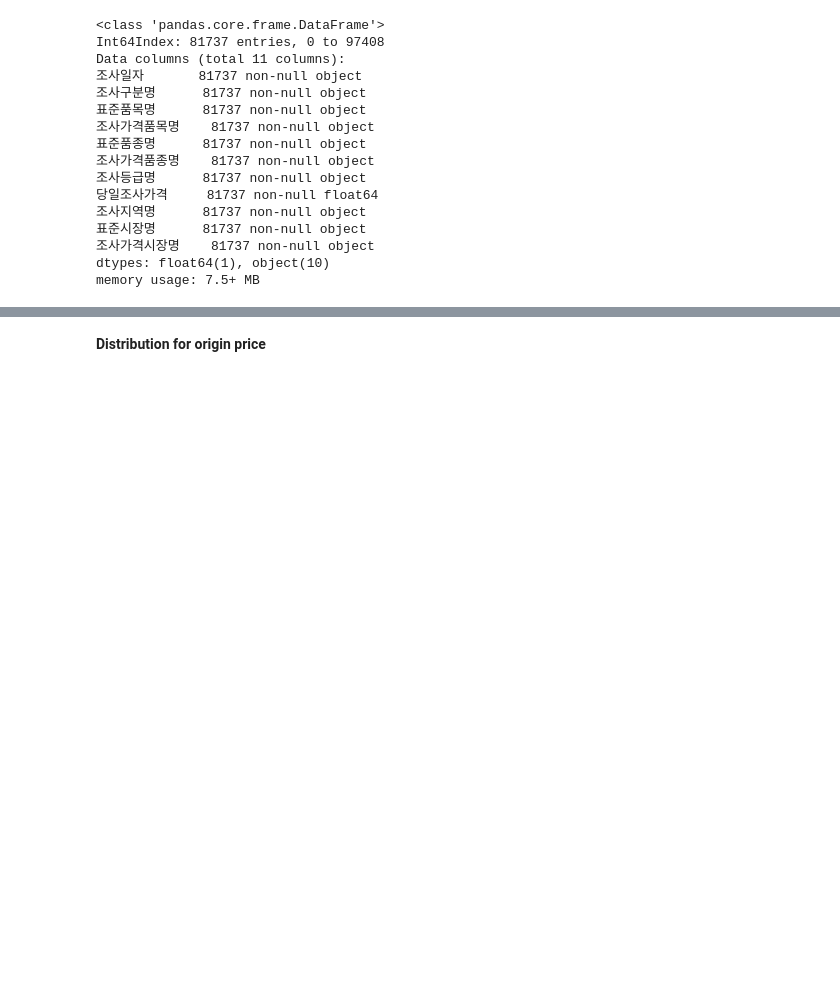
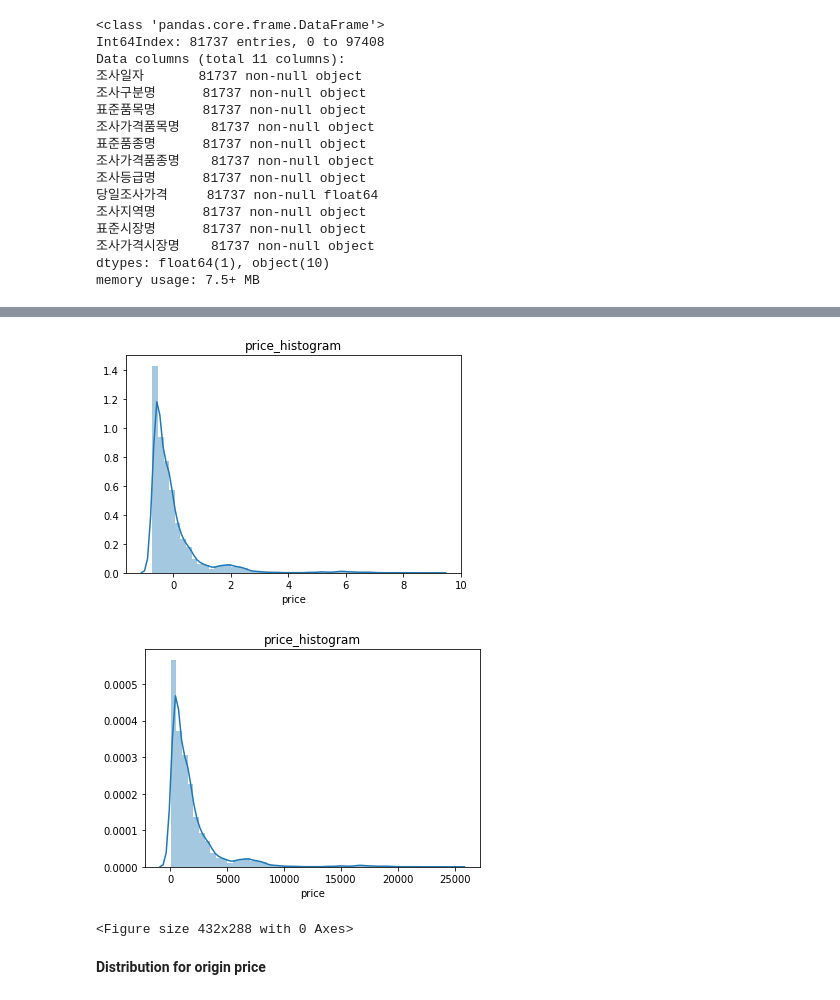
Before and after one commit to meowpunch/bobsim-research, a Jupyter notebook: src/main/python/analysis_open_data_price.ipynb, the cells around one changed output, grey strips where cells are left out. Drawn from its saved outputs; the diff is of its cells as text; code cells hidden in the pictures; blank space fills up the shorter version.

```diff
--- a/src/main/python/analysis_open_data_price.ipynb
+++ b/src/main/python/analysis_open_data_price.ipynb
@@ -155,0 +133,16 @@ groupby_df.head()
+# %%
+from io import StringIO, BytesIO
+import matplotlib.pyplot as plt
+import pandas as pd
+import seaborn as sns
+import boto3
+from util.s3_manager import manager
+
+
+
+def save_hist(s: pd.Series, name):
+    plt.title('{name}_histogram'.format(name=s.name))
+    sns.distplot(s)
+
+    save(name=name)
+    plt.figure()
@@ -156,3 +165,10 @@ groupby_df.head()
+# %%
+save_hist(process_p["price"], name="process")
+save_hist(clean_p["price"], name="clean")
+# %% [output]
+[figure, added]
+[figure, added]
+<Figure size 432x288 with 0 Axes>
 # %% [markdown]
 **Distribution for origin price**
 # %%
```
Also changed, not shown: parts of 10 cells of this notebook, 13 other files.
